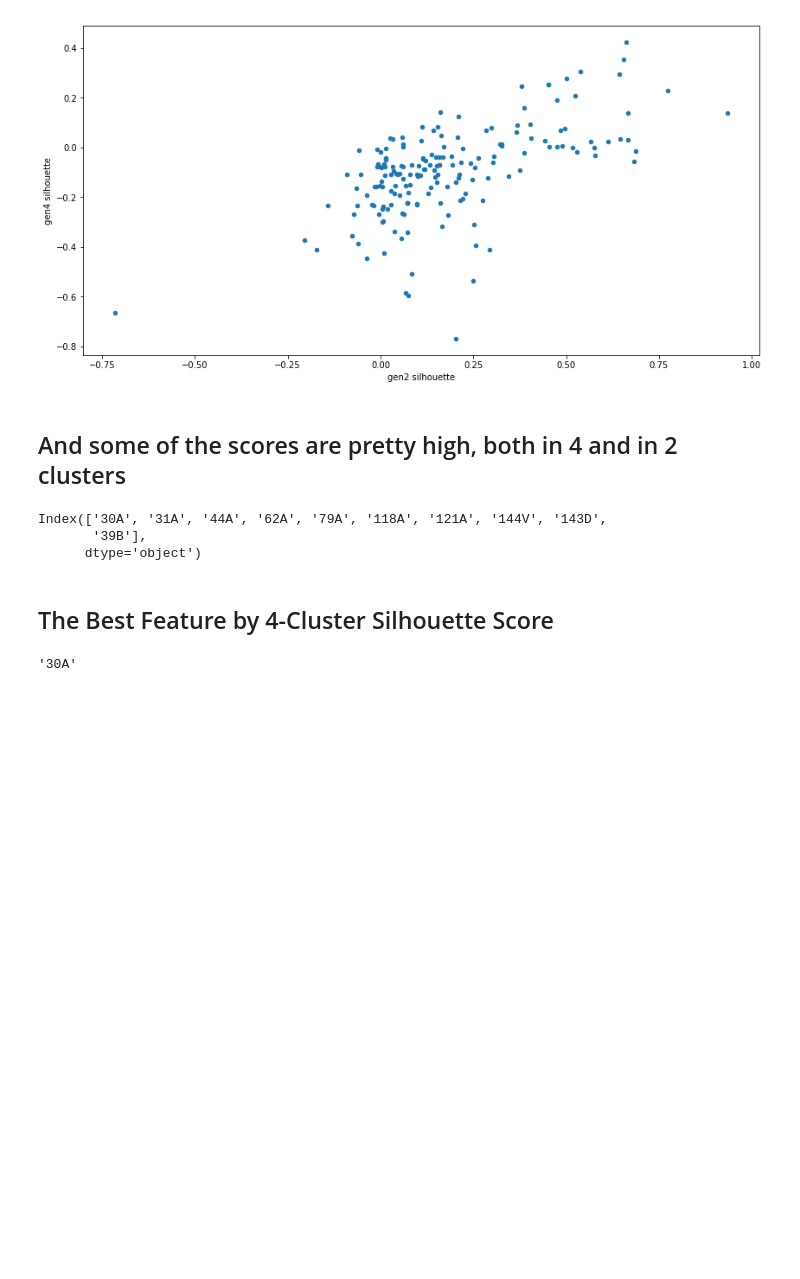
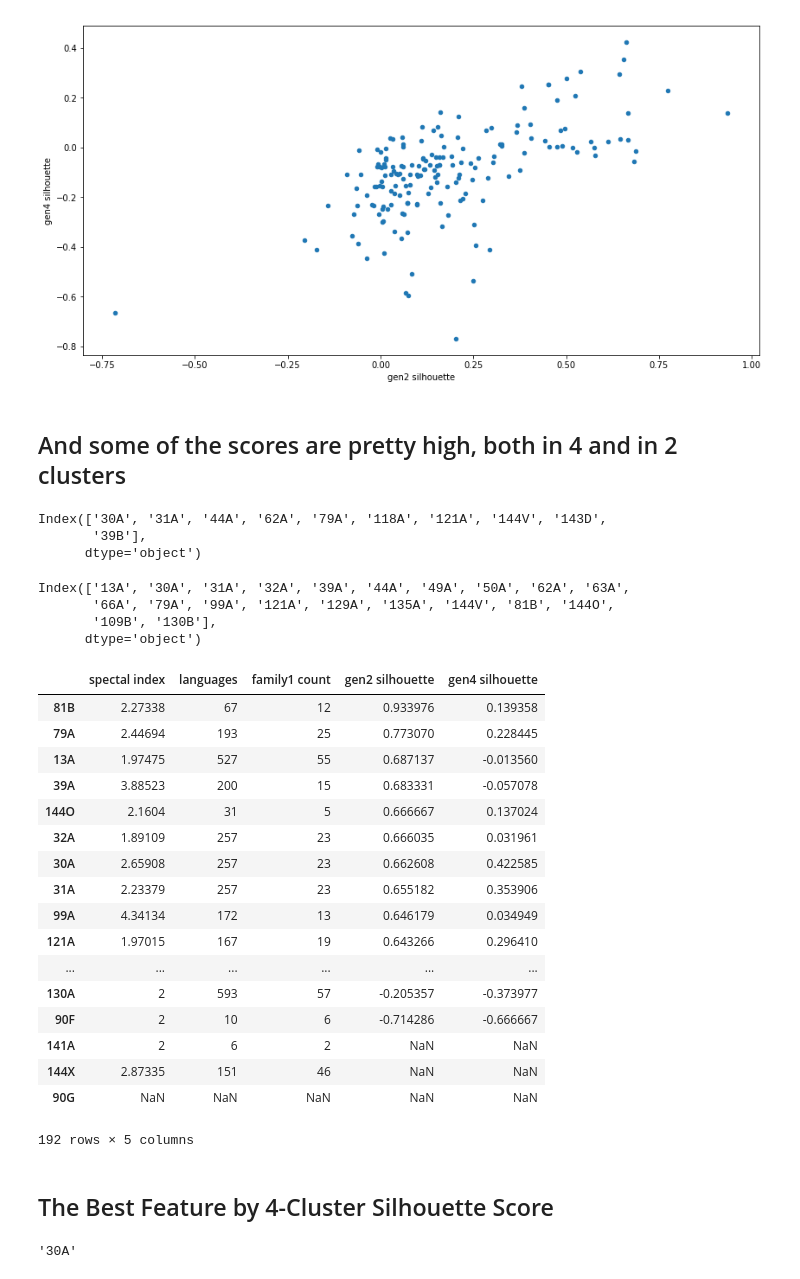
Before and after one commit to ilay32/wals-project, a Jupyter notebook: single-feature.ipynb, the cells around one changed output. Cells and saved outputs as stored; diff of their text form; code cells hidden in the pictures; blank space fills up the shorter version.

```diff
--- a/single-feature.ipynb
+++ b/single-feature.ipynb
@@ -51,6 +51,34 @@ stats.loc[stats['gen4 silhouette'] > 0.2].index
 Index(['30A', '31A', '44A', '62A', '79A', '118A', '121A', '144V', '143D',
        '39B'],
       dtype='object')
+# %%
+stats.loc[stats['gen2 silhouette'] > 0.5].index
+# %% [output]
+Index(['13A', '30A', '31A', '32A', '39A', '44A', '49A', '50A', '62A', '63A',
+       '66A', '79A', '99A', '121A', '129A', '135A', '144V', '81B', '144O',
+       '109B', '130B'],
+      dtype='object')
+# %%
+stats.sort_values(by='gen2 silhouette',ascending=False)
+# %% [output]
+|  | spectal index | languages | family1 count | gen2 silhouette | gen4 silhouette |
+| 81B | 2.27338 | 67 | 12 | 0.933976 | 0.139358 |
+| 79A | 2.44694 | 193 | 25 | 0.773070 | 0.228445 |
+| 13A | 1.97475 | 527 | 55 | 0.687137 | -0.013560 |
+| 39A | 3.88523 | 200 | 15 | 0.683331 | -0.057078 |
+| 144O | 2.1604 | 31 | 5 | 0.666667 | 0.137024 |
+| 32A | 1.89109 | 257 | 23 | 0.666035 | 0.031961 |
+| 30A | 2.65908 | 257 | 23 | 0.662608 | 0.422585 |
+| 31A | 2.23379 | 257 | 23 | 0.655182 | 0.353906 |
+| 99A | 4.34134 | 172 | 13 | 0.646179 | 0.034949 |
+| 121A | 1.97015 | 167 | 19 | 0.643266 | 0.296410 |
+| ... | ... | ... | ... | ... | ... |
+| 130A | 2 | 593 | 57 | -0.205357 | -0.373977 |
+| 90F | 2 | 10 | 6 | -0.714286 | -0.666667 |
+| 141A | 2 | 6 | 2 | NaN | NaN |
+| 144X | 2.87335 | 151 | 46 | NaN | NaN |
+| 90G | NaN | NaN | NaN | NaN | NaN |
+192 rows × 5 columns
 # %% [markdown]
 ## The Best Feature by 4-Cluster Silhouette Score
 # %%
```
Also changed, not shown: parts of 1 cell of this notebook, 1 other file.
